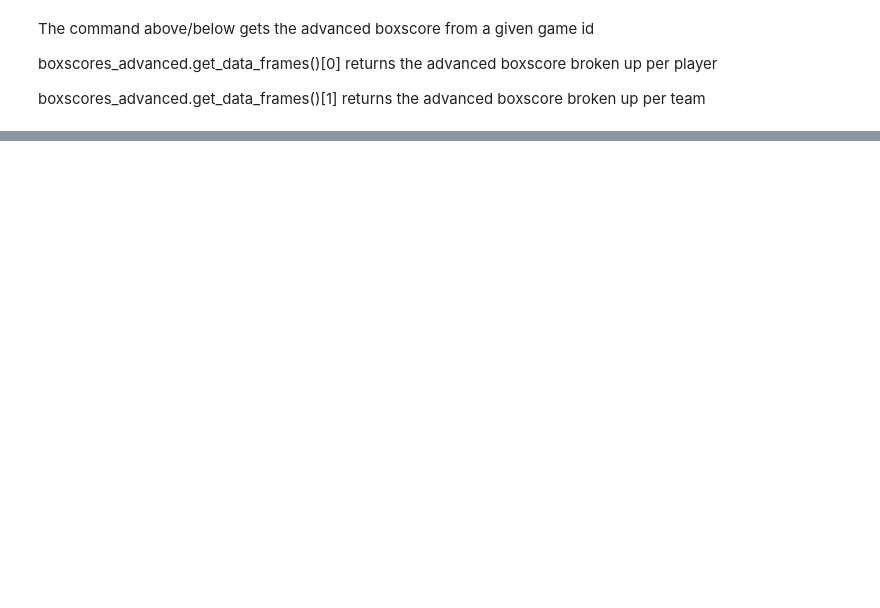
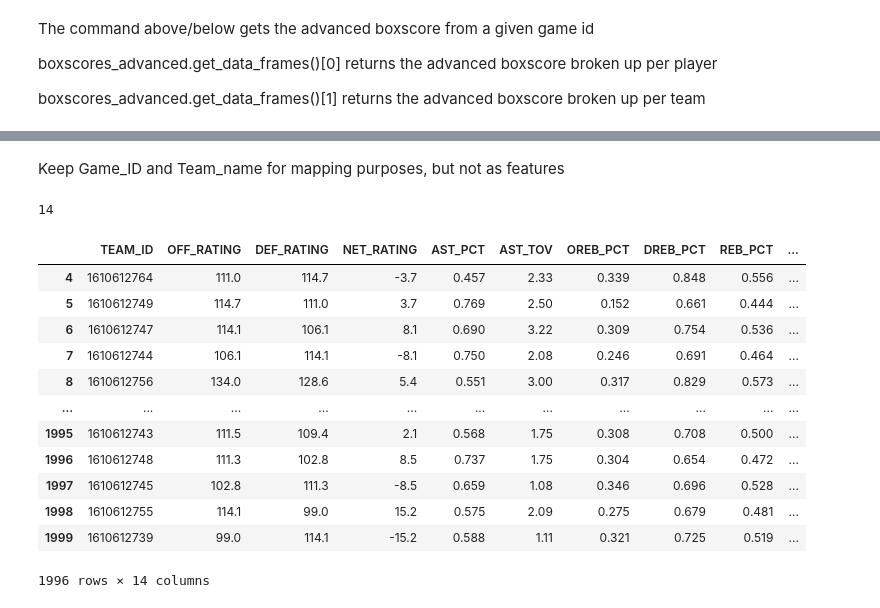
Before and after one commit to alecmatt5/nba_betting_analysis, a Jupyter notebook: nba_api_example.ipynb, the cells around one changed output, grey strips where cells are left out. Cells and saved outputs as stored; diff of their text form; code cells hidden in the pictures; blank space fills up the shorter version.

```diff
--- a/nba_api_example.ipynb
+++ b/nba_api_example.ipynb
@@ -119,6 +134,8 @@ boxscores_advanced.get_data_frames()[1]
 # %%
+%%time
+
 boxscores_advanced = None
-for game_id in game_ids:
+for game_id in game_ids[0:1000]:
     if boxscores_advanced is None:
         gamefinder = boxscoreadvancedv2.BoxScoreAdvancedV2(game_id=game_id)
         boxscores_advanced = gamefinder.get_data_frames()[1]
@@ -144,9 +158,30 @@ boxscores_advanced
+# %% [markdown]
+Keep Game_ID and Team_name for mapping purposes, but not as features
+# %%
+boxscores_advanced.reset_index(drop=True, inplace=True)
+# %%
+boxscores_advanced = boxscores_advanced.iloc[4:,:]
 # %%
-features = ['GAME_ID', 'TEAM_ID', 'TEAM_NAME', 'TEAM_ABBREVIATION', 'TEAM_CITY',
-       'E_OFF_RATING', 'OFF_RATING', 'E_DEF_RATING', 'DEF_RATING',
-       'E_NET_RATING', 'NET_RATING', 'AST_PCT', 'AST_TOV', 'AST_RATIO',
-       'OREB_PCT', 'DREB_PCT', 'REB_PCT', 'E_TM_TOV_PCT', 'TM_TOV_PCT',
-       'EFG_PCT', 'TS_PCT', 'E_USG_PCT', 'E_PACE', 'PACE',
-       'PACE_PER40', 'POSS', 'PIE']
+features_adv_team = ['TEAM_ID', 'OFF_RATING', 'DEF_RATING', 'NET_RATING',
+            'AST_PCT', 'AST_TOV', 'OREB_PCT', 'DREB_PCT', 'REB_PCT',
+            'TM_TOV_PCT', 'EFG_PCT', 'TS_PCT', 'PACE', 'POSS']
+# %%
+len(features)
+# %% [output]
+14
 # %%
-from nba_api.stats.endpoints import boxscoreplayertrackv2
+boxscores_advanced[features_adv_team]
+# %% [output]
+|  | TEAM_ID | OFF_RATING | DEF_RATING | NET_RATING | AST_PCT | AST_TOV | OREB_PCT | DREB_PCT | REB_PCT | ... |
+| 4 | 1610612764 | 111.0 | 114.7 | -3.7 | 0.457 | 2.33 | 0.339 | 0.848 | 0.556 | ... |
+| 5 | 1610612749 | 114.7 | 111.0 | 3.7 | 0.769 | 2.50 | 0.152 | 0.661 | 0.444 | ... |
+| 6 | 1610612747 | 114.1 | 106.1 | 8.1 | 0.690 | 3.22 | 0.309 | 0.754 | 0.536 | ... |
+| 7 | 1610612744 | 106.1 | 114.1 | -8.1 | 0.750 | 2.08 | 0.246 | 0.691 | 0.464 | ... |
+| 8 | 1610612756 | 134.0 | 128.6 | 5.4 | 0.551 | 3.00 | 0.317 | 0.829 | 0.573 | ... |
+| ... | ... | ... | ... | ... | ... | ... | ... | ... | ... | ... |
+| 1995 | 1610612743 | 111.5 | 109.4 | 2.1 | 0.568 | 1.75 | 0.308 | 0.708 | 0.500 | ... |
+| 1996 | 1610612748 | 111.3 | 102.8 | 8.5 | 0.737 | 1.75 | 0.304 | 0.654 | 0.472 | ... |
+| 1997 | 1610612745 | 102.8 | 111.3 | -8.5 | 0.659 | 1.08 | 0.346 | 0.696 | 0.528 | ... |
+| 1998 | 1610612755 | 114.1 | 99.0 | 15.2 | 0.575 | 2.09 | 0.275 | 0.679 | 0.481 | ... |
+| 1999 | 1610612739 | 99.0 | 114.1 | -15.2 | 0.588 | 1.11 | 0.321 | 0.725 | 0.519 | ... |
+1996 rows × 14 columns
```
Also changed, not shown: parts of 15 cells of this notebook, 3 other files.
